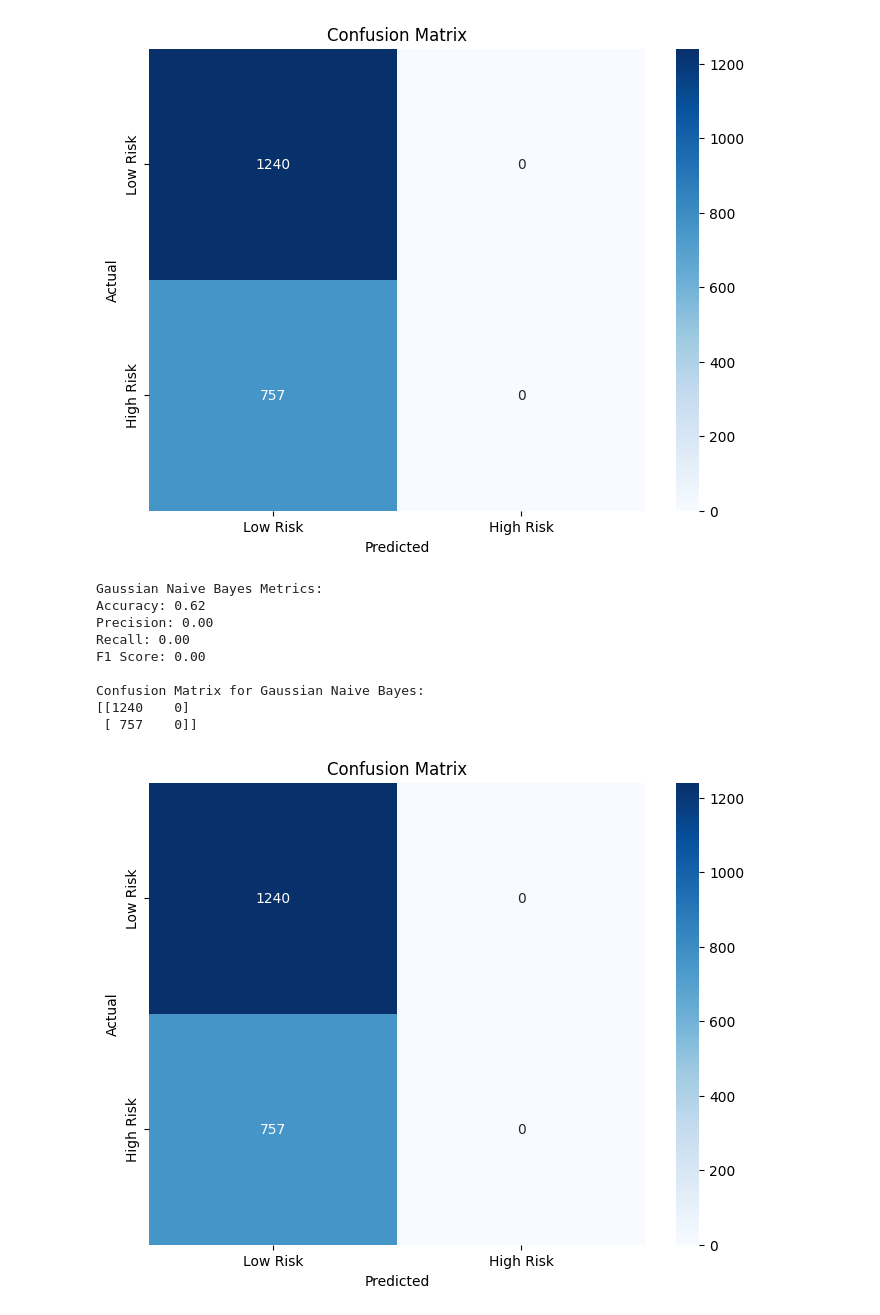
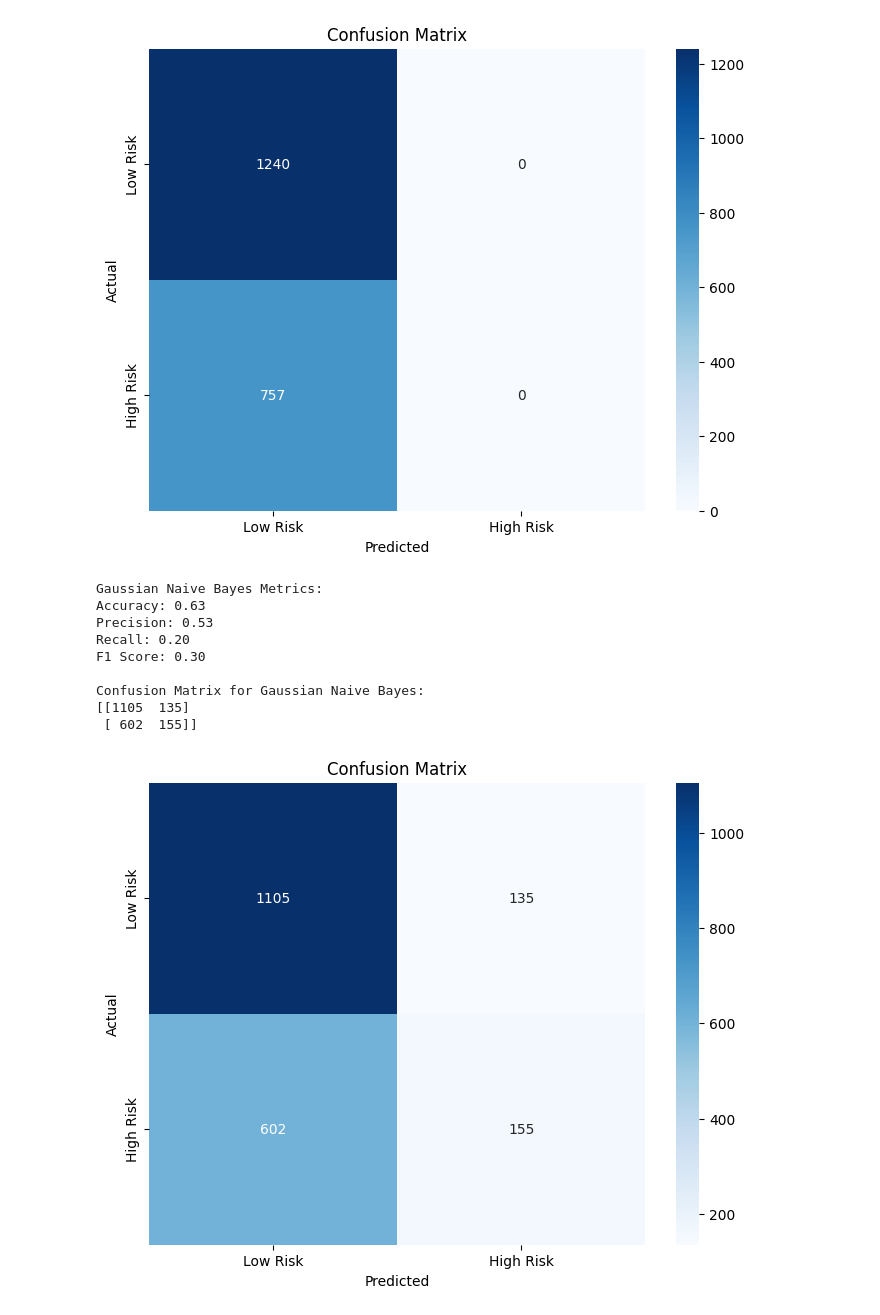
Before and after one commit to Pathin220/4105_Project, a Jupyter notebook: Project_Complete_Classic_ML.ipynb, the cells around one changed output. Cells and saved outputs as stored; diff of their text form; code cells hidden in the pictures.

```diff
--- a/Project_Complete_Classic_ML.ipynb
+++ b/Project_Complete_Classic_ML.ipynb
@@ -138,40 +130,0 @@ Columns with NaN values after fillna operations:
-# %%
-
-
-def sigmoid(z):
-    return 1 / (1 + np.exp(-z))
-
-def cost_function(X, y, theta):
-    m = len(y)
-    h = sigmoid(X @ theta)
-    cost = (1 / m) * (-y.T @ np.log(h) - (1 - y).T @ np.log(1 - h))
-    return float(cost)  # Convert the cost to a scalar
-
-def gradient_descent(X, y, theta, alpha, iterations):
-    m = len(y)
-    costs = []
-
-    for _ in range(iterations):
-        h = sigmoid(X @ theta)
-        gradient = X.T @ (h - y) / m
-        theta -= alpha * gradient
-        costs.append(cost_function(X, y, theta))
-
-    return theta, costs
-
-# Extract features and target
-X = heart_attack[['Sex', 'Age', 'Blood Pressure','Country']].values
-y = heart_attack['Heart Risk'].values.reshape(-1, 1)
-
-# Add intercept term to features
-X = np.hstack((np.ones((len(y), 1)), X))
-
-# Initialize parameters
-theta = np.zeros((X.shape[1], 1))
-
-# Set hyperparameters
-alpha = 0.00001
-iterations = 1200
-
-# Run gradient descent
-theta, costs = gradient_descent(X, y, theta, alpha, iterations)
@@ -273,8 +269,9 @@ plot_confusion_matrix(y_test, y_logistic_pred, labels_logistic)
 [figure]
 # %%
 # Extract features and target for Gaussian Naive Bayes
-X_nb = heart_attack[['Sex', 'Age', 'Blood Pressure', 'Country']].values
-y_nb = heart_attack['Heart Risk'].values
+X_nb = heart_attack[['Sex', 'Age', 'Blood Pressure','Country','Stress Level','Medication Use', 'Previous Heart Problems', 'Diet', 'Physical Activity Days Per Week', 'Alcohol Consumption', 'Obesity', 'Smoking',
+                'Family History', 'Diabetes', 'Hemisphere', 'Continent', 'Country','Exercise Hours Per Week', 'Sleep Hours Per Day', 'BMI', 'Sedentary Hours Per Day']].values
+y_nb = heart_attack['Heart Risk'].values.reshape(-1, 1)
 
 # Handle missing values for Gaussian Naive Bayes
 imputer_nb = SimpleImputer(strategy='mean')
@@ -290,40 +287,40 @@ nb_model = GaussianNB()
 # Fit the model
 nb_model.fit(X_train_nb, y_train_nb)
 
 # Predictions for Gaussian Naive Bayes
 y_nb_pred = nb_model.predict(X_test_nb)
 
 # Calculate metrics for Gaussian Naive Bayes
 nb_accuracy = accuracy_score(y_test_nb, y_nb_pred)
 nb_precision = precision_score(y_test_nb, y_nb_pred)
 nb_recall = recall_score(y_test_nb, y_nb_pred)
 nb_f1 = f1_score(y_test_nb, y_nb_pred)
 
 # Confusion matrix for Gaussian Naive Bayes
 nb_conf_matrix = confusion_matrix(y_test_nb, y_nb_pred)
 
 print('\nGaussian Naive Bayes Metrics:')
 print(f'Accuracy: {nb_accuracy:.2f}')
 print(f'Precision: {nb_precision:.2f}')
 print(f'Recall: {nb_recall:.2f}')
 print(f'F1 Score: {nb_f1:.2f}')
 print('\nConfusion Matrix for Gaussian Naive Bayes:')
 print(nb_conf_matrix)
 
 # Plot confusion matrix for Gaussian Naive Bayes
 labels_nb = ['Low Risk', 'High Risk']
 plot_confusion_matrix(y_test_nb, y_nb_pred, labels_nb)
 # %% [output]
 Gaussian Naive Bayes Metrics:
-Accuracy: 0.62
-Precision: 0.00
-Recall: 0.00
-F1 Score: 0.00
+Accuracy: 0.63
+Precision: 0.53
+Recall: 0.20
+F1 Score: 0.30
 
 Confusion Matrix for Gaussian Naive Bayes:
-[[1240    0]
- [ 757    0]]
+[[1105  135]
+ [ 602  155]]
-[figure, old version]
+[figure, new version]
 # %%
 # Handle missing values
 imputer = SimpleImputer(strategy='mean')
```
Also changed, not shown: parts of 8 cells of this notebook.
